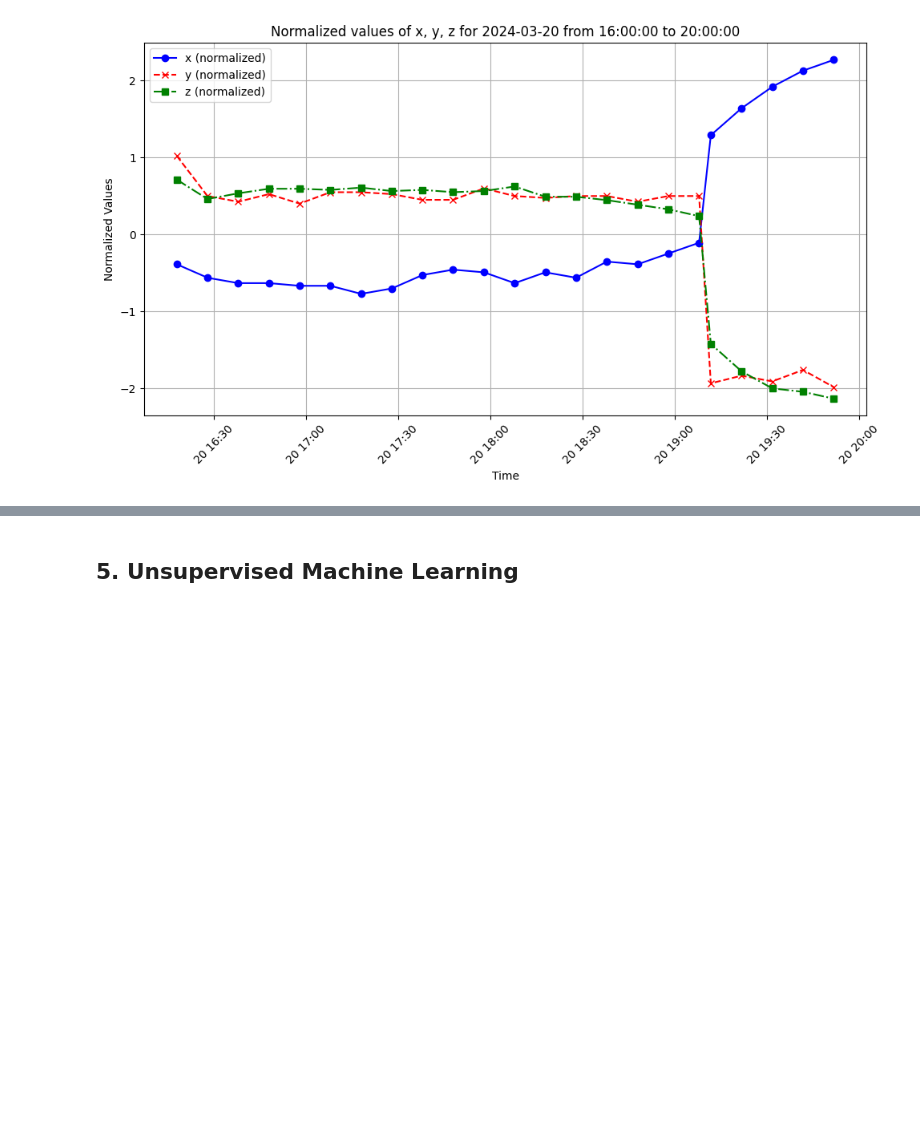
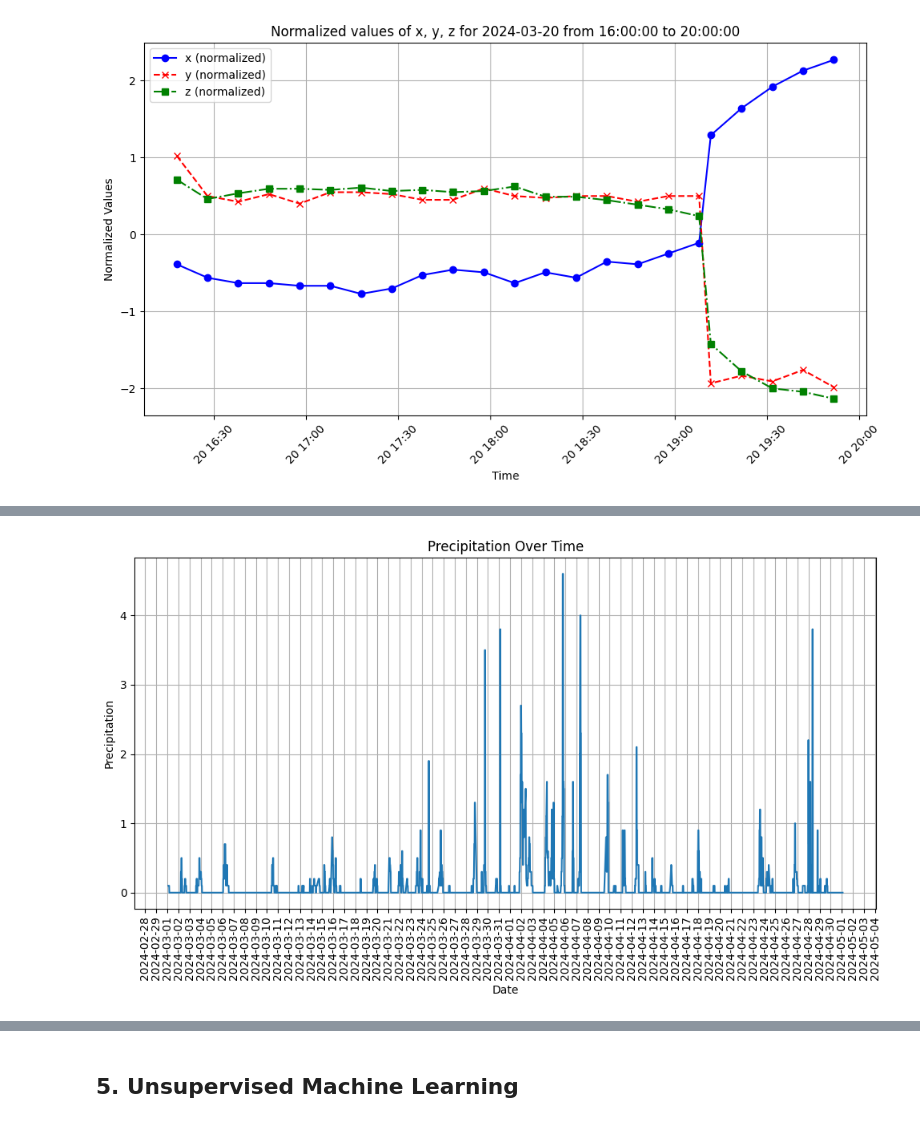
Before and after one commit to annikaijak/2nd_semester_project, a Jupyter notebook: notebooks/eda/EDA_bikelane.ipynb, the cells around one changed output, grey strips where cells are left out. Saved outputs shown, nothing was run; the diff lists cells and outputs as text; code cells hidden in the pictures; blank space fills up the shorter version.

```diff
--- a/notebooks/eda/EDA_bikelane.ipynb
+++ b/notebooks/eda/EDA_bikelane.ipynb
@@ -578,0 +629,18 @@ See the caveats in the documentation: https://pandas.pydata.org/pandas-docs/stab
+# %%
+# plotting the precipitation over time
+plt.figure(figsize=(10, 6))
+plt.plot(df_combined_full['time'], df_combined_full['precipitation'], linestyle='-')
+plt.title('Precipitation Over Time')
+plt.xlabel('Date')
+plt.ylabel('Precipitation')
+plt.xticks(rotation=90)
+plt.grid(True)
+
+# Set x-axis major locator and formatter
+plt.gca().xaxis.set_major_locator(mdates.DayLocator())
+plt.gca().xaxis.set_major_formatter(mdates.DateFormatter('%Y-%m-%d'))
+
+plt.tight_layout()
+plt.show()
+# %% [output]
+[figure, added]
```
Also changed, not shown: parts of 13 cells of this notebook, 1 other file.
